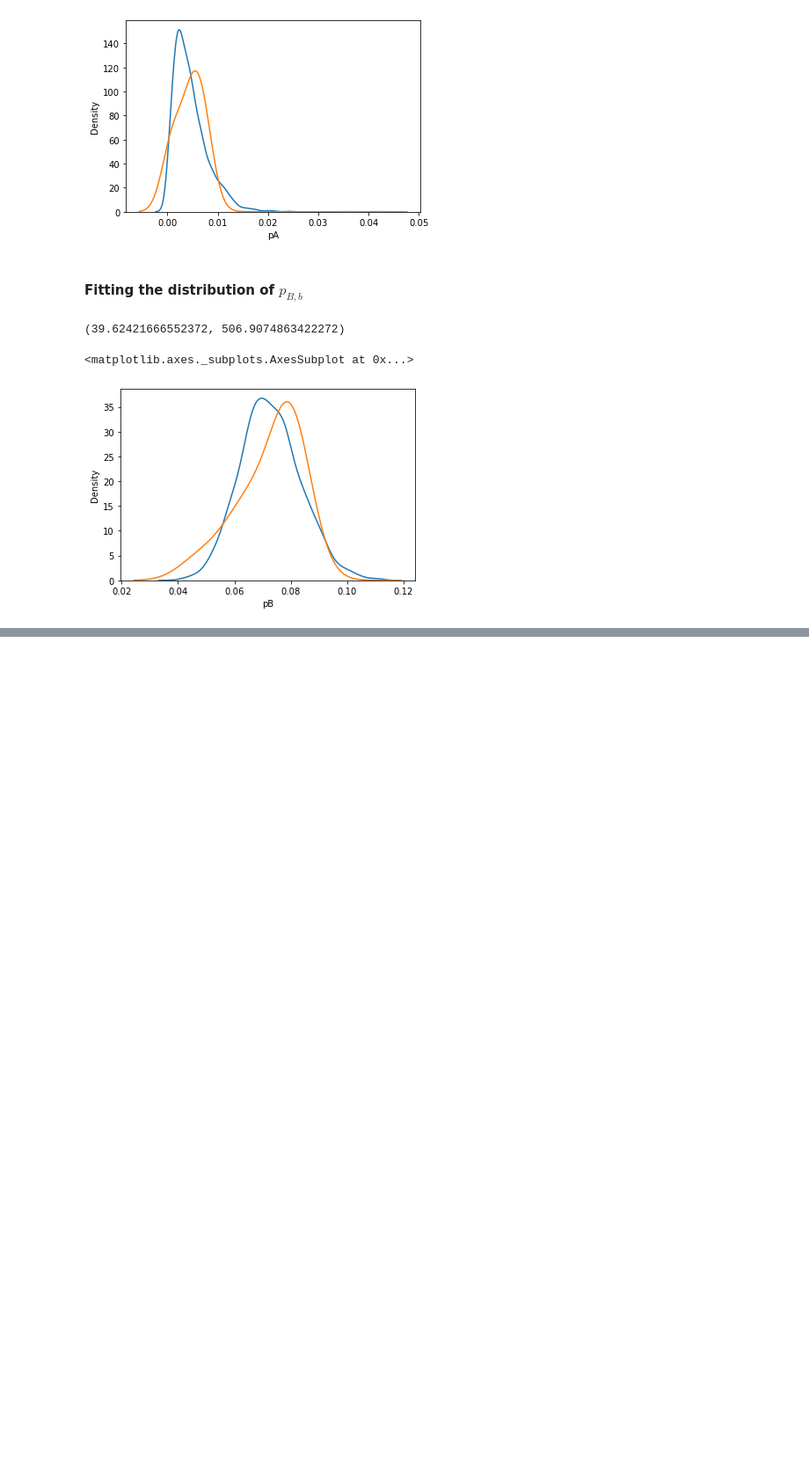
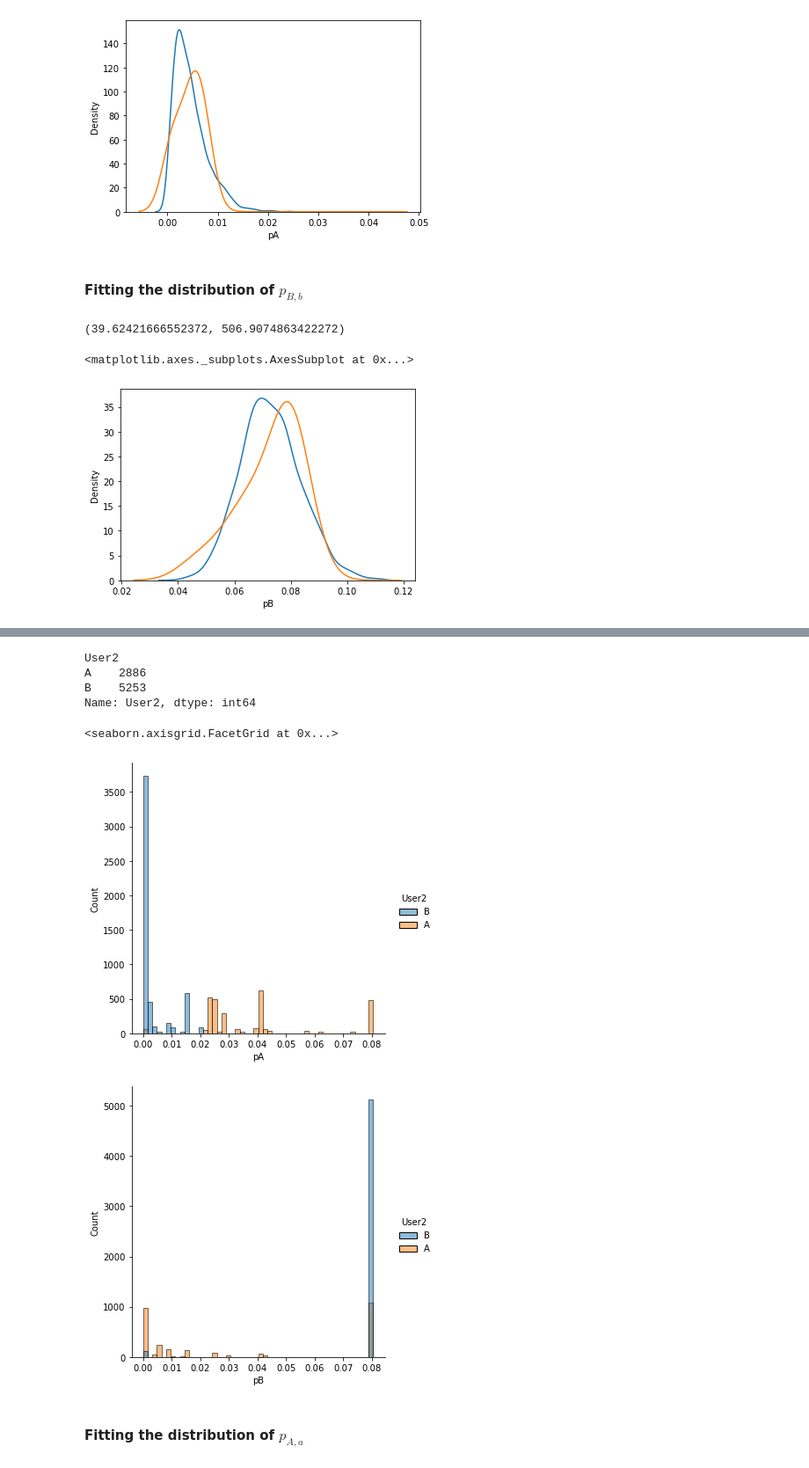
Before and after one commit to jfinocchiaro/long-term-fair-mdps, a Jupyter notebook: political-influence/probability_sharing_distributions.ipynb, the cells around one changed output, grey strips where cells are left out. Shown at 88% size. Saved outputs shown, nothing was run; the diff lists cells and outputs as text; code cells hidden in the pictures; blank space fills up the shorter version.

```diff
--- a/political-influence/probability_sharing_distributions.ipynb
+++ b/political-influence/probability_sharing_distributions.ipynb
@@ -526,0 +684,16 @@ sns.kdeplot(dfg[group == 'B'].pB, bw_adjust=3)
+# %%
+dfg.groupby(group).User2.count()
+# %% [output]
+User2
+A    2886
+B    5253
+Name: User2, dtype: int64
+# %%
+sns.displot(data=dfg, x='pA', hue=group, bins=50)
+sns.displot(data=dfg, x='pB', hue=group, bins=50)
+# %% [output]
+<seaborn.axisgrid.FacetGrid at 0x...>
+[figure, added]
+[figure, added]
+# %% [markdown]
+#### Fitting the distribution of $p_{A,a}$
```
Also changed, not shown: parts of 53 cells of this notebook.
